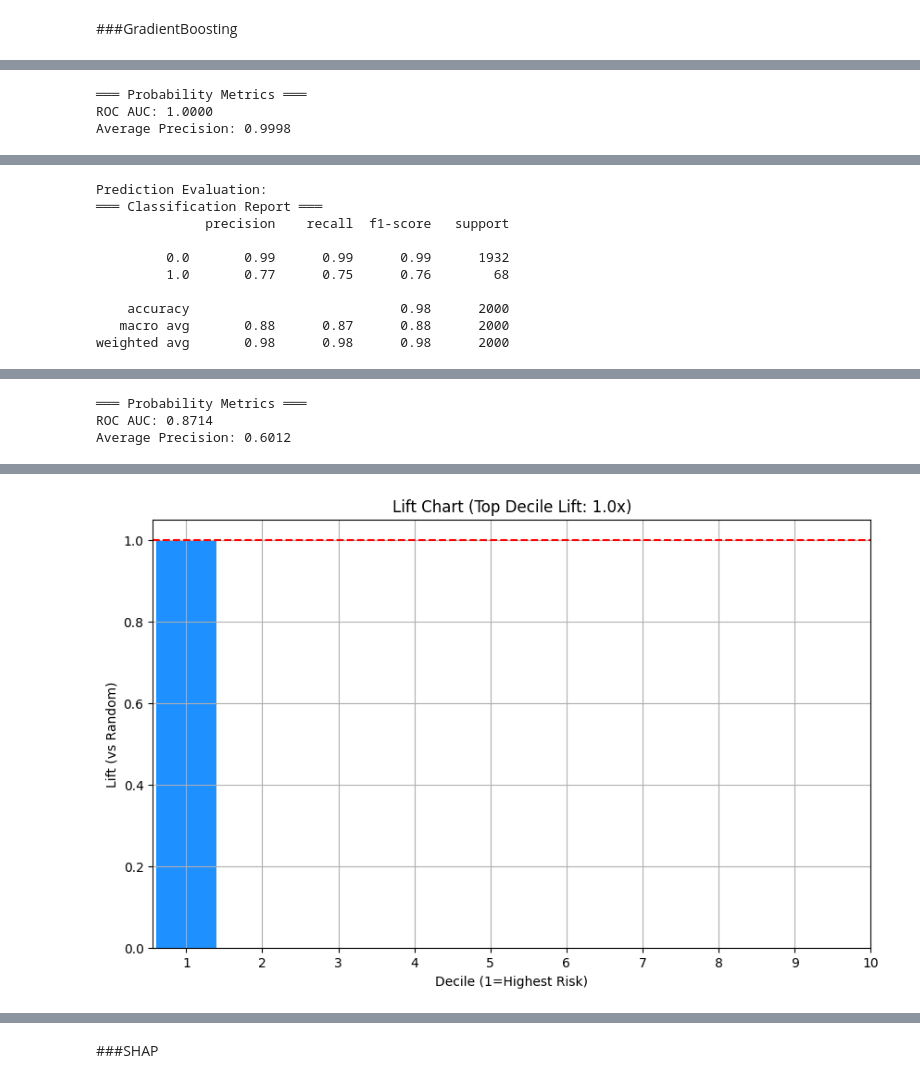
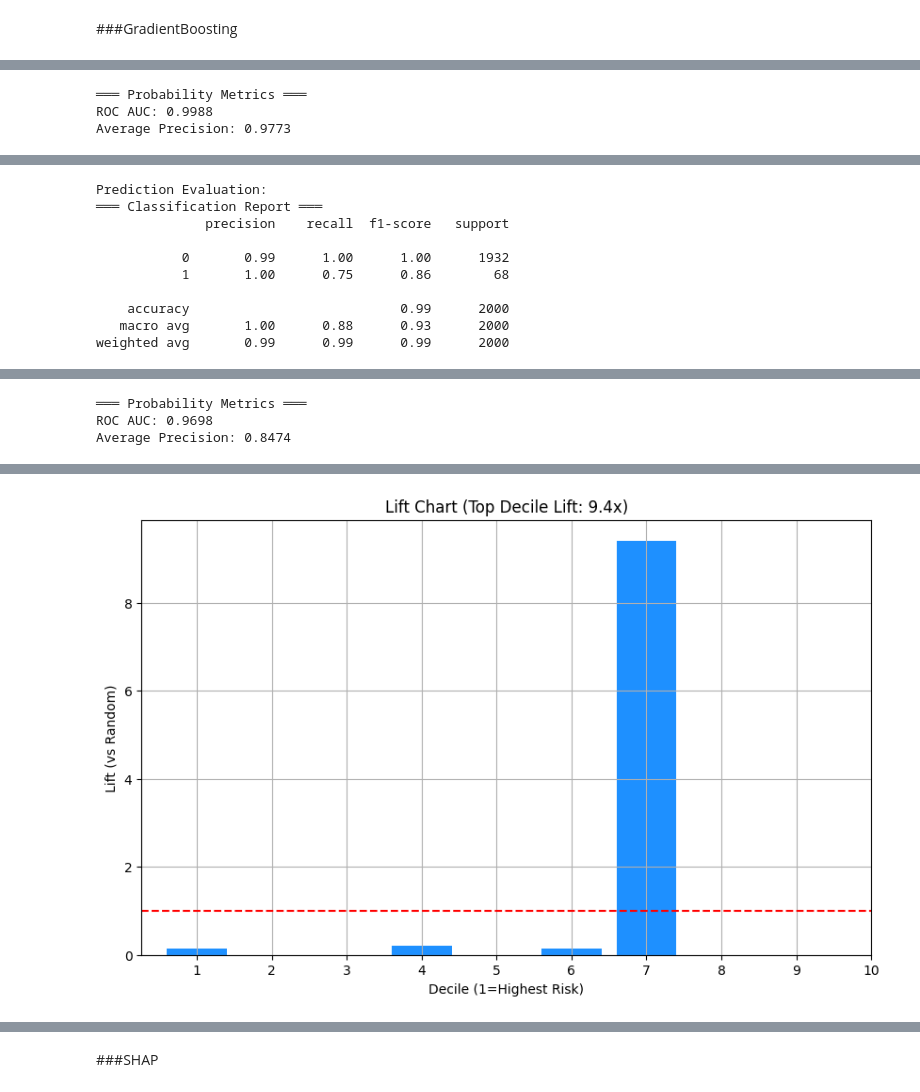
Before and after one commit to sulenurk/ds-template, a Jupyter notebook: learn_pipeline_ema.ipynb, the cells around one changed output, grey strips where cells are left out. Cells and saved outputs as stored; diff of their text form; code cells hidden in the pictures.

```diff
--- a/learn_pipeline_ema.ipynb
+++ b/learn_pipeline_ema.ipynb
@@ -166,5 +168,7 @@ Average Precision: 0.7206
 ... (4 outputs left out)
 # %%
+df = df.drop(columns=["predictions", "probabilities"])
+
 #RandomForest
 model_info = rf_binclass.learn_model(df[df.dataset == 1], target_col)
 df = rf_binclass.apply_model(df, model_info, columns=["dataset", target_col])
@@ -214,6 +218,8 @@ Average Precision: 0.8094
 # %% [markdown]
 ###GradientBoosting
 # %%
+df = df.drop(columns=["predictions", "probabilities"])
+#GradientBoosting
 model_info = gb_binclass.learn_model(df[df.dataset == 1], target_col)
 df = gb_binclass.apply_model(df, model_info, columns=["dataset", target_col])
 
@@ -271,6 +277,8 @@ Average Precision: 0.6503
 #print("Prediction Evaluation:")
 #svm_binclass.evaluate_model(df_test_predictions, y_test)
 # %%
+df = df.drop(columns=["predictions", "probabilities"])
+
 #KNN
 model_info = knn_binclass.learn_model(df[df.dataset == 1], target_col)
 df = knn_binclass.apply_model(df, model_info, columns=["dataset", target_col])
@@ -320,4 +328,6 @@ Average Precision: 0.6062
 # %%
+df = df.drop(columns=["predictions", "probabilities"])
+
 #Gaussian Naive Bayes
 model_info = gnb_binclass.learn_model(df[df.dataset == 1], target_col)
 df = gnb_binclass.apply_model(df, model_info, columns=["dataset", target_col])
@@ -367,4 +377,6 @@ Average Precision: 0.6385
 # %%
+df = df.drop(columns=["predictions", "probabilities"])
+
 #LightGBM
 model_info = lgbm_binclass.learn_model(df[df.dataset == 1], target_col)
 df = lgbm_binclass.apply_model(df, model_info, columns=["dataset", target_col])
@@ -396,3 +410,3 @@ weighted avg       1.00      1.00      1.00      8000
 ═══ Probability Metrics ═══
-ROC AUC: 1.0000
-Average Precision: 0.9998
+ROC AUC: 0.9988
+Average Precision: 0.9773
@@ -404,9 +418,9 @@ Prediction Evaluation:
 ═══ Classification Report ═══
               precision    recall  f1-score   support
 
-         0.0       0.99      0.99      0.99      1932
-         1.0       0.77      0.75      0.76        68
+           0       0.99      1.00      1.00      1932
+           1       1.00      0.75      0.86        68
 
-    accuracy                           0.98      2000
-   macro avg       0.88      0.87      0.88      2000
-weighted avg       0.98      0.98      0.98      2000
+    accuracy                           0.99      2000
+   macro avg       1.00      0.88      0.93      2000
+weighted avg       0.99      0.99      0.99      2000
@@ -414,3 +428,3 @@ weighted avg       0.98      0.98      0.98      2000
 ═══ Probability Metrics ═══
-ROC AUC: 0.8714
-Average Precision: 0.6012
+ROC AUC: 0.9698
+Average Precision: 0.8474
@@ -419 +433 @@ Average Precision: 0.6012
-[figure, old version]
+[figure, new version]
```
Also changed, not shown: parts of 9 cells of this notebook, 2 other files.
